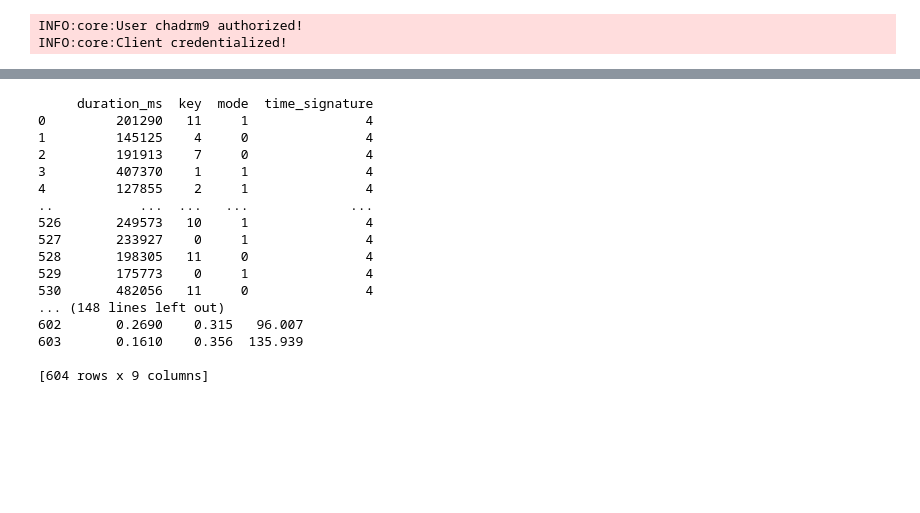
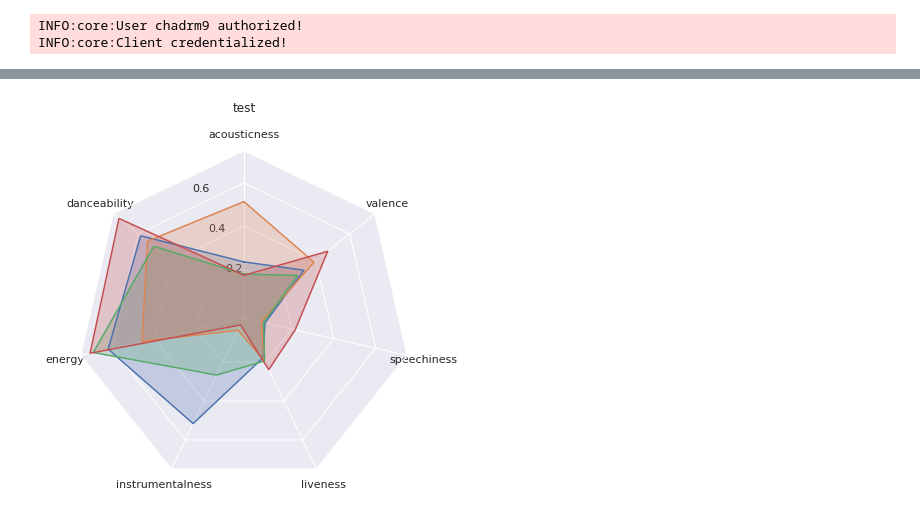
Before and after one commit to chadrm9/polka, a Jupyter notebook: polka/polka.ipynb, the cells around one changed output, grey strips where cells are left out. Saved outputs shown, nothing was run; the diff lists cells and outputs as text; code cells hidden in the pictures; blank space fills up the shorter version.

Commit message:
add radaraxes class

```diff
--- a/polka/polka.ipynb
+++ b/polka/polka.ipynb
@@ -47,32 +43,28 @@ INFO:User:Stored dudja to ../dat/20190814/dudja.npz
 # print audio features of tracks for all users' playlists
 for user in user_list:
     user.print_af()
-# %%
-for u in user_list:
-    ints = pd.DataFrame(u.np_tracks_af_int, columns=['duration_ms', 'key', 'mode', 'time_signature'])
-    floats = pd.DataFrame(u.np_tracks_af_float, columns=['acousticness', 'danceability', 'energy',
-                                                                      'instrumentalness', 'liveness',
-                                                                      'loudness', 'speechiness', 'valence',
-                                                                      'tempo'])
-    strings = pd.DataFrame(u.np_tracks_af_str, columns=['id', 'uri', 'track_href', 'analysis_url', 'type'])
-    print(ints)
-    print(floats)
-    #print(strings)
-# %% [output]
-     duration_ms  key  mode  time_signature
-0         201290   11     1               4
-1         145125    4     0               4
-2         191913    7     0               4
-3         407370    1     1               4
-4         127855    2     1               4
-..           ...  ...   ...             ...
-526       249573   10     1               4
-527       233927    0     1               4
-528       198305   11     0               4
-529       175773    0     1               4
-530       482056   11     0               4
-... (148 lines left out)
-602       0.2690    0.315   96.007
-603       0.1610    0.356  135.939
-
-[604 rows x 9 columns]
+# %%
+np_af_mean_flt = np.vstack([np.mean(user.np_af_flt, axis=0) for user in user_list])
+np_af_mean_flt = np.delete(np_af_mean_flt, [5, 8], 1)
+N = len(np_af_mean_flt[0])
+theta = radar_factory(N, frame='polygon')
+
+spoke_labels = ['acousticness', 'danceability', 'energy', 'instrumentalness',
+                'liveness', 'speechiness', 'valence']
+title = "test"
+case_data = np_af_mean_flt
+
+fig, ax = plt.subplots(figsize=(6, 6), subplot_kw=dict(projection='radar'))
+fig.subplots_adjust(top=0.85, bottom=0.05)
+
+ax.set_rgrids([0.2, 0.4, 0.6, 0.8])
+ax.set_title(title,  position=(0.5, 1.1), ha='center')
+
+for d in case_data:
+    line = ax.plot(theta, d)
+    ax.fill(theta, d,  alpha=0.25)
+ax.set_varlabels(spoke_labels)
+
+plt.show()
+# %% [output]
+[figure, added]
```
Also changed, not shown: parts of 4 cells of this notebook, 3 other files.
